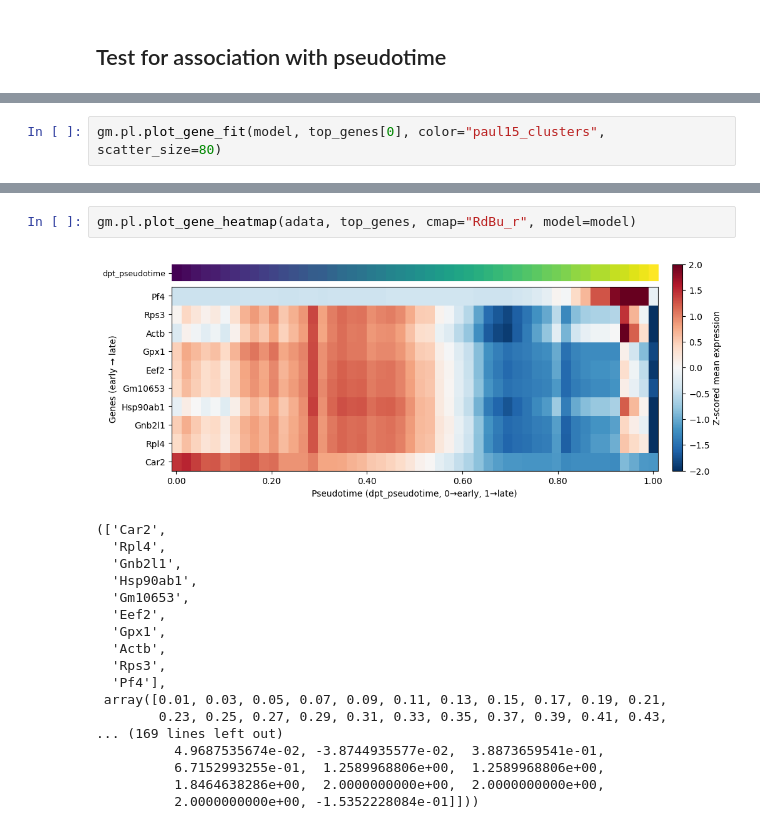
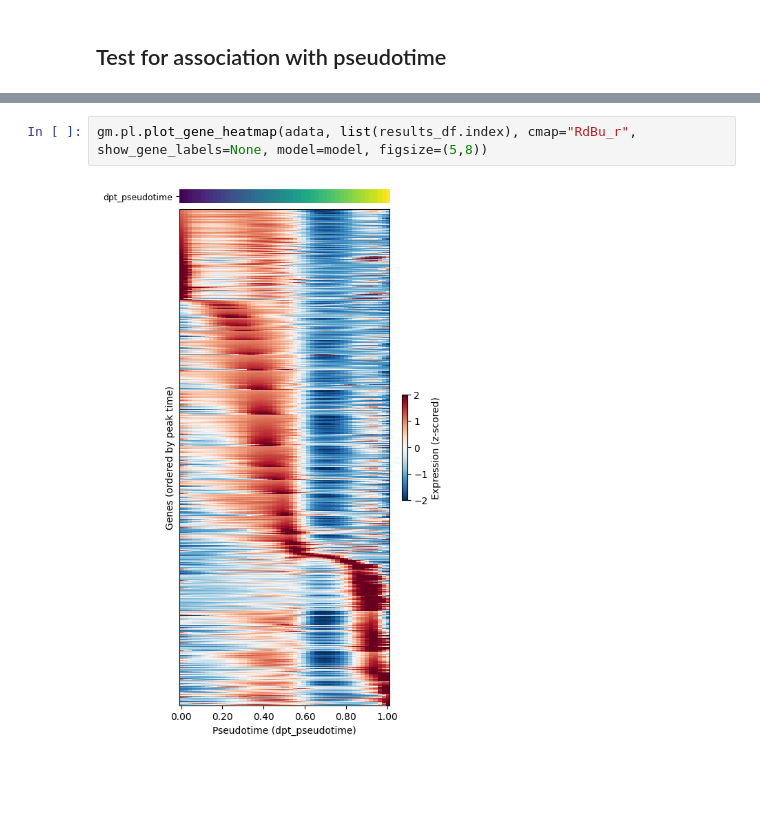
Before and after one commit to lukasadam/gamache, a Jupyter notebook: docs/notebooks/01_Fit_GAM_to_trajectory.ipynb, the cells around one changed output, grey strips where cells are left out. Cells and saved outputs as stored; diff of their text form; blank space fills up the shorter version.

```diff
--- a/docs/notebooks/01_Fit_GAM_to_trajectory.ipynb
+++ b/docs/notebooks/01_Fit_GAM_to_trajectory.ipynb
@@ -150,2 +144,0 @@ top_genes = top_genes.index.tolist()
-# %%
-gm.pl.plot_gene_fit(model, top_genes[0], color="paul15_clusters", scatter_size=80)
@@ -156,21 +145,4 @@ gm.pl.plot_gene_fit(model, top_genes[0], color="paul15_clusters", scatter_size=8
-# %%
-gm.pl.plot_gene_heatmap(adata, top_genes, cmap="RdBu_r", model=model)
-# %% [output]
-[figure, removed]
-(['Car2',
-  'Rpl4',
-  'Gnb2l1',
-  'Hsp90ab1',
-  'Gm10653',
-  'Eef2',
-  'Gpx1',
-  'Actb',
-  'Rps3',
-  'Pf4'],
- array([0.01, 0.03, 0.05, 0.07, 0.09, 0.11, 0.13, 0.15, 0.17, 0.19, 0.21,
-        0.23, 0.25, 0.27, 0.29, 0.31, 0.33, 0.35, 0.37, 0.39, 0.41, 0.43,
-... (169 lines left out)
-          4.9687535674e-02, -3.8744935577e-02,  3.8873659541e-01,
-          6.7152993255e-01,  1.2589968806e+00,  1.2589968806e+00,
-          1.8464638286e+00,  2.0000000000e+00,  2.0000000000e+00,
-          2.0000000000e+00, -1.5352228084e-01]]))
+# %%
+gm.pl.plot_gene_heatmap(adata, list(results_df.index), cmap="RdBu_r", show_gene_labels=None, model=model, figsize=(5,8))
+# %% [output]
+[figure, added]
```
Also changed, not shown: parts of 9 cells of this notebook, 10 other files.
